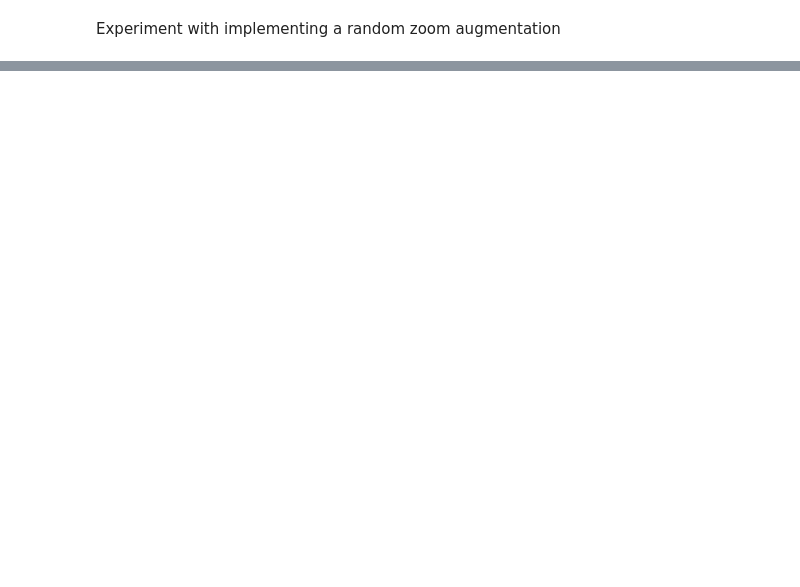
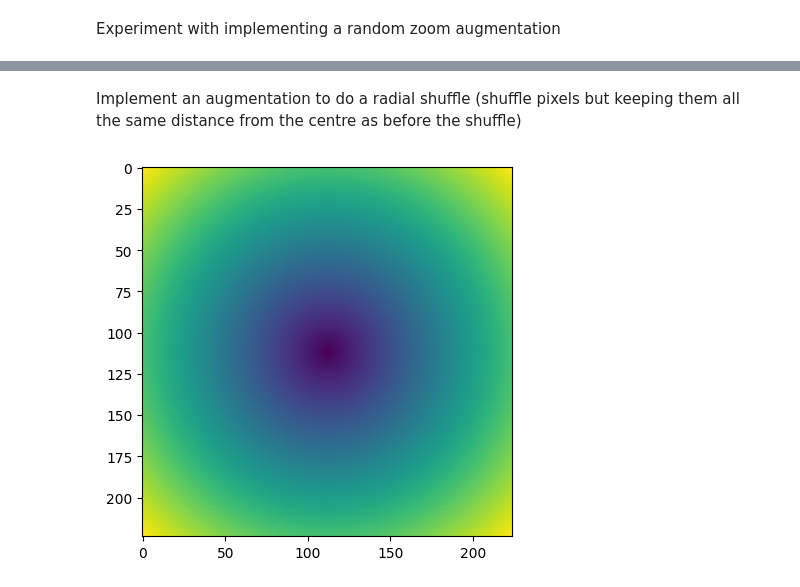
Before and after one commit to lpcan/ml_icl, a Jupyter notebook: augmentation_exp.ipynb, the cells around one changed output, grey strips where cells are left out. Cells and saved outputs as stored; diff of their text form; code cells hidden in the pictures; blank space fills up the shorter version.

Commit message:
developing radial shuffle augmentation

```diff
--- a/augmentation_exp.ipynb
+++ b/augmentation_exp.ipynb
@@ -123,0 +127,15 @@ tf.Tensor(
+# %% [markdown]
+Implement an augmentation to do a radial shuffle (shuffle pixels but keeping them all the same distance from the centre as before the shuffle)
+# %%
+for batch in dataset:
+    img = batch[0]
+    break
+# %%
+# Create a distance map
+centre = (img.shape[1] // 2, img.shape[0] // 2)
+Y, X = np.ogrid[:img.shape[0], :img.shape[1]]
+dist_map = np.sqrt((X-centre[0])**2 + (Y-centre[1])**2)
+plt.imshow(dist_map, interpolation='none')
+plt.show()
+# %% [output]
+[figure, added]
```
Also changed, not shown: parts of 19 cells of this notebook.
